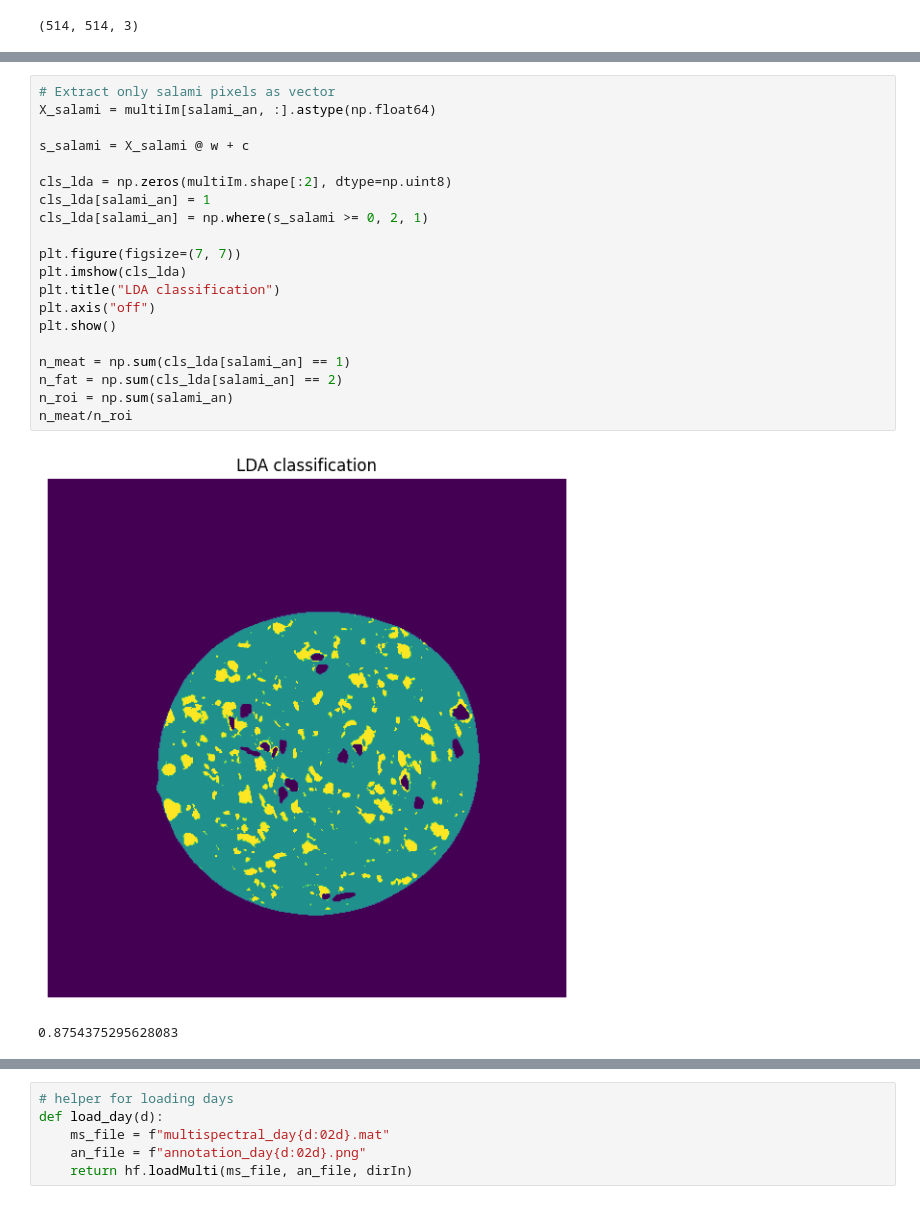
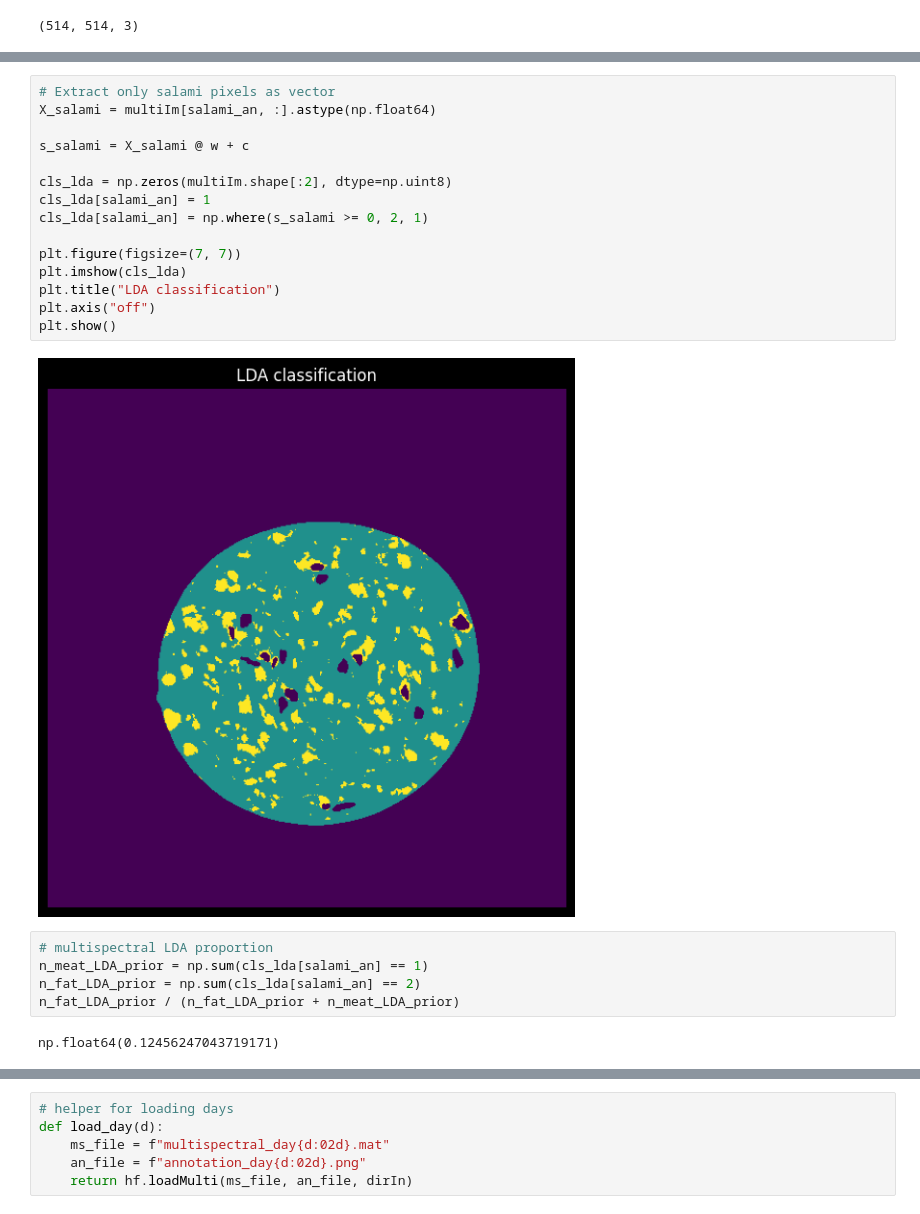
Before and after one commit to miprimerachamba/Salami-spectroscopy, a Jupyter notebook: salami.ipynb, the cells around one changed output, grey strips where cells are left out. Saved outputs shown, nothing was run; the diff lists cells and outputs as text.

Commit message:
added fat proportion calculation

```diff
--- a/salami.ipynb
+++ b/salami.ipynb
@@ -179,26 +187,27 @@ err_lda
 # %%
 # Extract only salami pixels as vector
 X_salami = multiIm[salami_an, :].astype(np.float64)
 
 s_salami = X_salami @ w + c
 
 cls_lda = np.zeros(multiIm.shape[:2], dtype=np.uint8)
 cls_lda[salami_an] = 1
 cls_lda[salami_an] = np.where(s_salami >= 0, 2, 1)
 
 plt.figure(figsize=(7, 7))
 plt.imshow(cls_lda)
 plt.title("LDA classification")
 plt.axis("off")
 plt.show()
-
-n_meat = np.sum(cls_lda[salami_an] == 1)
-n_fat = np.sum(cls_lda[salami_an] == 2)
-n_roi = np.sum(salami_an)
-n_meat/n_roi
 # %% [output]
-[figure, old version]
+[figure, new version]
-0.8754375295628083
+# %%
+# multispectral LDA proportion
+n_meat_LDA_prior = np.sum(cls_lda[salami_an] == 1)
+n_fat_LDA_prior = np.sum(cls_lda[salami_an] == 2)
+n_fat_LDA_prior / (n_fat_LDA_prior + n_meat_LDA_prior)
+# %% [output]
+np.float64(0.12456247043719171)
 # %%
 # Plot of correlation matrix
 D = np.sqrt(np.diag(Sigma))
```
Also changed, not shown: parts of 12 cells of this notebook.
